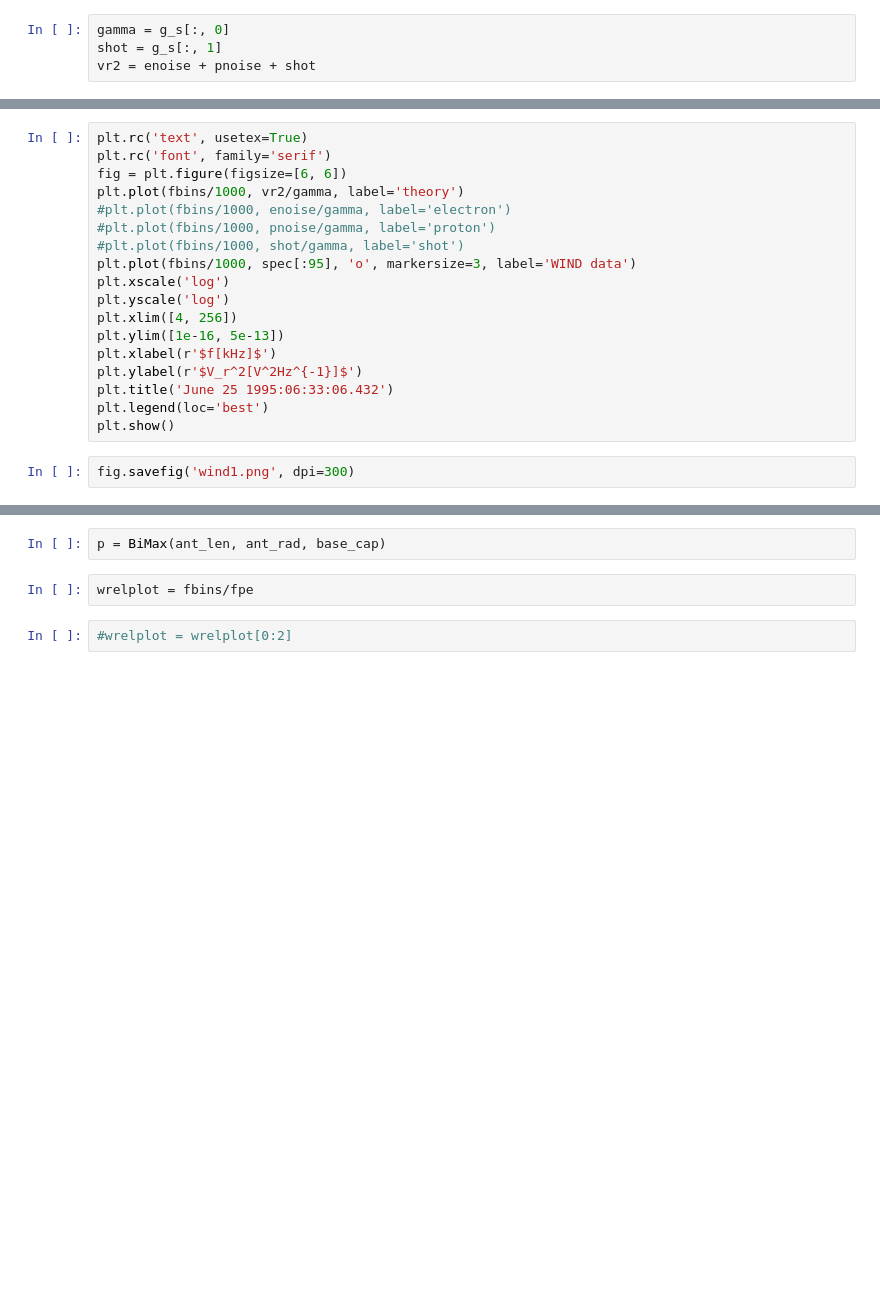
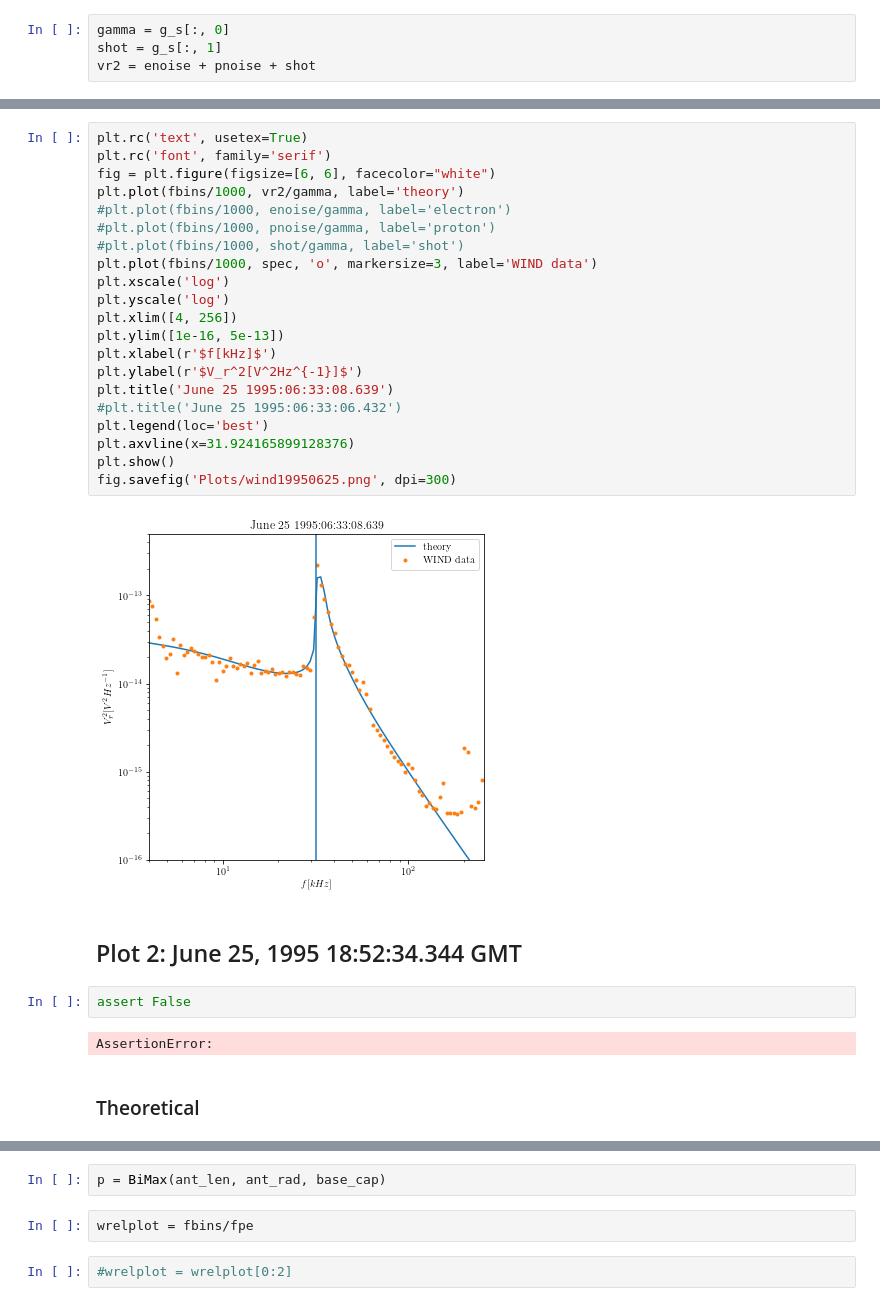
Before and after one commit to AyushmaanAggarwal/qtn-proj-ayu, a Jupyter notebook: wind.ipynb, the cells around one changed output, grey strips where cells are left out. Drawn from its saved outputs; the diff is of its cells as text; blank space fills up the shorter version.

```diff
--- a/wind.ipynb
+++ b/wind.ipynb
@@ -149,23 +190,34 @@ spec = 10. ** (spec/10.)
 # %%
 plt.rc('text', usetex=True)
 plt.rc('font', family='serif')
-fig = plt.figure(figsize=[6, 6])
+fig = plt.figure(figsize=[6, 6], facecolor="white")
 plt.plot(fbins/1000, vr2/gamma, label='theory')
 #plt.plot(fbins/1000, enoise/gamma, label='electron')
 #plt.plot(fbins/1000, pnoise/gamma, label='proton')
 #plt.plot(fbins/1000, shot/gamma, label='shot')
-plt.plot(fbins/1000, spec[:95], 'o', markersize=3, label='WIND data')
+plt.plot(fbins/1000, spec, 'o', markersize=3, label='WIND data')
 plt.xscale('log')
 plt.yscale('log')
 plt.xlim([4, 256])
 plt.ylim([1e-16, 5e-13])
 plt.xlabel(r'$f[kHz]$')
 plt.ylabel(r'$V_r^2[V^2Hz^{-1}]$')
-plt.title('June 25 1995:06:33:06.432')
+plt.title('June 25 1995:06:33:08.639')
+#plt.title('June 25 1995:06:33:06.432')
 plt.legend(loc='best')
+plt.axvline(x=31.924165899128376)
 plt.show()
+fig.savefig('Plots/wind19950625.png', dpi=300)
+# %% [output]
+[figure, added]
-# %%
-fig.savefig('wind1.png', dpi=300)
+# %% [markdown]
+## Plot 2: June 25, 1995 18:52:34.344 GMT
+# %%
+assert False
+# %% [output]
+AssertionError:
+# %% [markdown]
+### Theoretical
 # %%
 vsw=7.61e5
 tc = 11.53 * echarge/boltzmann
```
Also changed, not shown: parts of 46 cells of this notebook, 6 other files.
